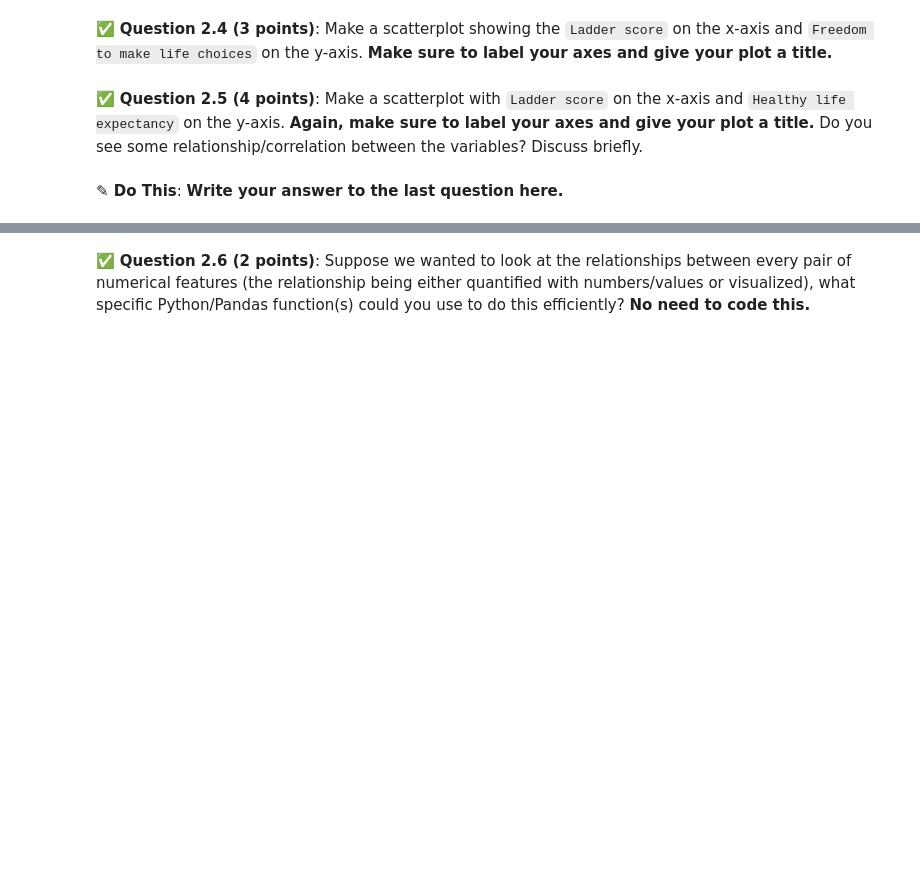
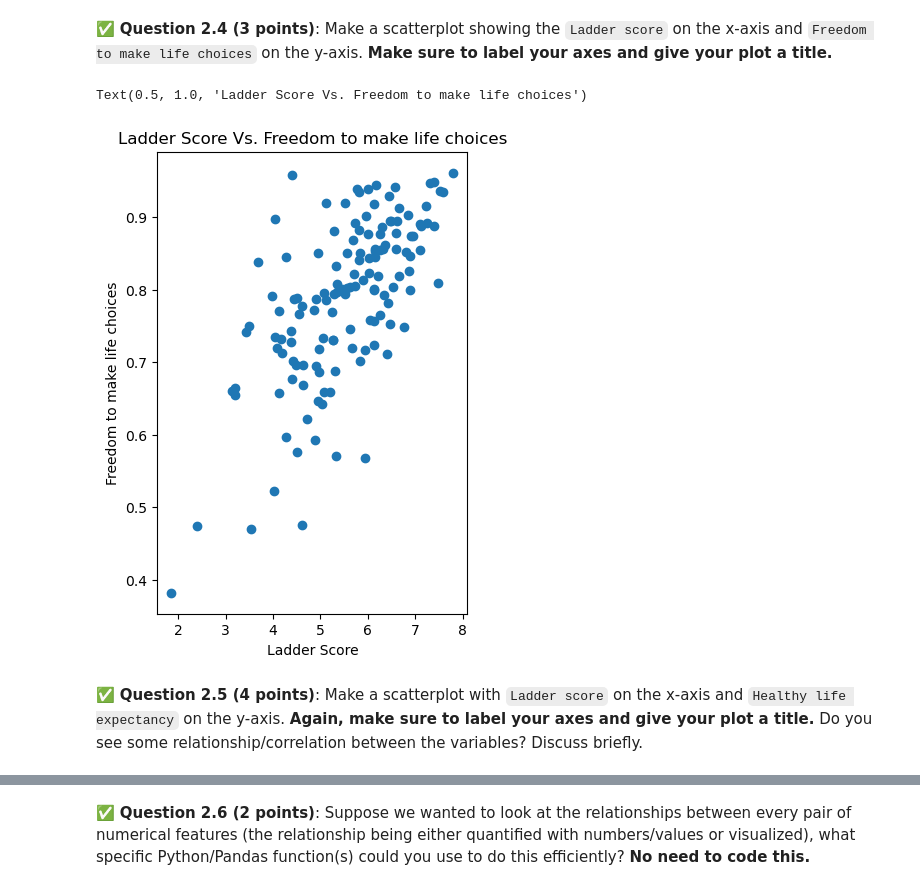
Before and after one commit to rags45/CMSE202-f23-turnin, a Jupyter notebook: midterm/CMSE202-Midterm-Section003-STUDENT.ipynb, the cells around one changed output, grey strips where cells are left out. Saved outputs shown, nothing was run; the diff lists cells and outputs as text; code cells hidden in the pictures; blank space fills up the shorter version.

```diff
--- a/midterm/CMSE202-Midterm-Section003-STUDENT.ipynb
+++ b/midterm/CMSE202-Midterm-Section003-STUDENT.ipynb
@@ -73,3 +80,8 @@ The file is also on D2L.
 &#9989; **Question 2.2 (2 points)**: Read in the `WHR2023.csv` dataset into a `Pandas` `DataFrame` and then display only the last 12 rows.
 # %%
 # Put your code for Question 2.2 here
+import pandas as pd
+world = pd.read_csv('WHR2023.csv')
+#world
+last12 = world.tail(12)
+last12
@@ -87,3 +121,7 @@ The file is also on D2L.
 &#9989; **Question 2.3.3 (1 point)**: What is the mean value of the `Ladder score` column?
 # %%
 # Put your code for Question 2.3.3 here
+import numpy as np
+lad = world['Ladder score']
+ladMean = np.mean(lad)
+print(ladMean)
@@ -104,2 +158,14 @@ The file is also on D2L.
+# %%
+# Put your code for Question 2.4 here
+import matplotlib.pyplot as plt
+free = world['Freedom to make life choices']
+plt.figure(figsize=(4, 6))
+plt.scatter(lad,free)
+plt.ylabel('Freedom to make life choices')
+plt.xlabel('Ladder Score')
+plt.title('Ladder Score Vs. Freedom to make life choices')
+# %% [output]
+Text(0.5, 1.0, 'Ladder Score Vs. Freedom to make life choices')
+[figure, added]
 # %% [markdown]
 &#9989; **Question 2.5 (4 points)**: Make a scatterplot with `Ladder score` on the x-axis and `Healthy life expectancy` on the y-axis. **Again, make sure to label your axes and give your plot a title.** Do you see some relationship/correlation between the variables? Discuss briefly.
@@ -108,2 +171,0 @@ The file is also on D2L.
-# %% [markdown]
-**<font size=+3>&#9998;</font> Do This**: **Write your answer to the last question here.**
```
Also changed, not shown: parts of 18 cells of this notebook.
